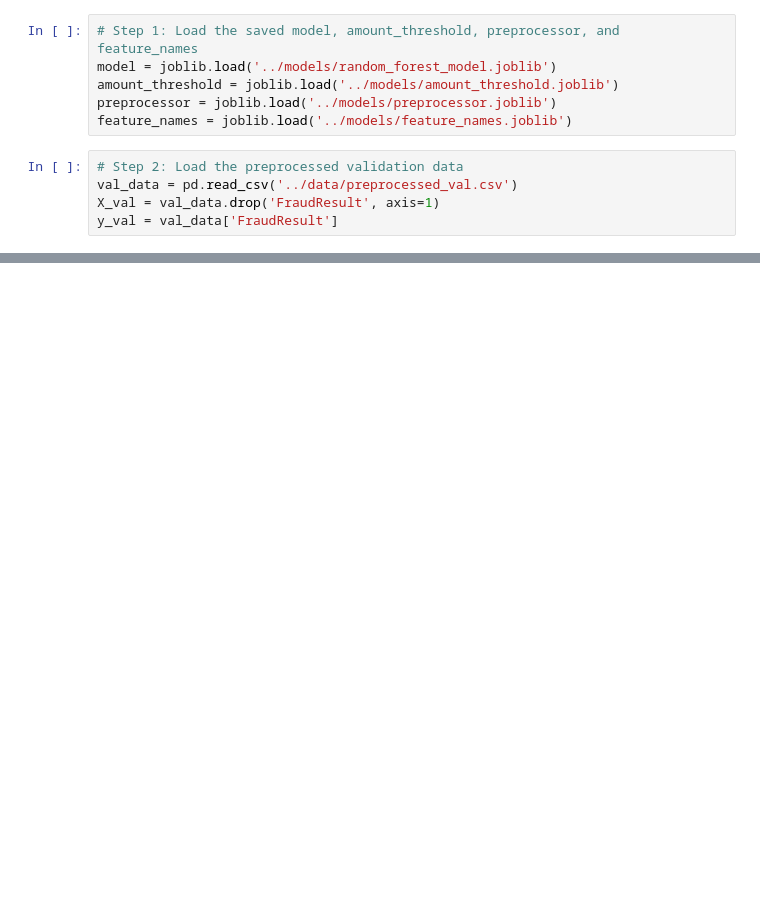
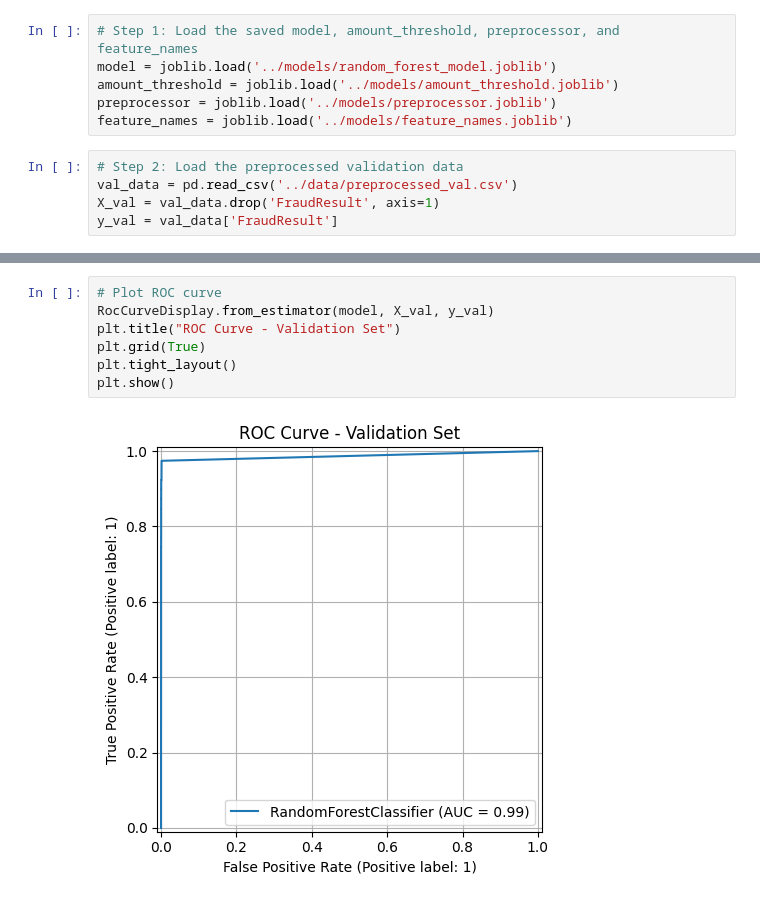
Before and after one commit to MugoDom/xente-fraud-detection-challenge, a Jupyter notebook: notebooks/04_evaluation_and_tuning.ipynb, the cells around one changed output, grey strips where cells are left out. Saved outputs shown, nothing was run; the diff lists cells and outputs as text; blank space fills up the shorter version.

```diff
--- a/notebooks/04_evaluation_and_tuning.ipynb
+++ b/notebooks/04_evaluation_and_tuning.ipynb
@@ -91,0 +54,9 @@ test_pred_proba = model.predict_proba(X_test_processed)[:, 1]
+# %%
+# Plot ROC curve
+RocCurveDisplay.from_estimator(model, X_val, y_val)
+plt.title("ROC Curve - Validation Set")
+plt.grid(True)
+plt.tight_layout()
+plt.show()
+# %% [output]
+[figure, added]
```
Also changed, not shown: parts of 12 cells of this notebook, 6 other files.
